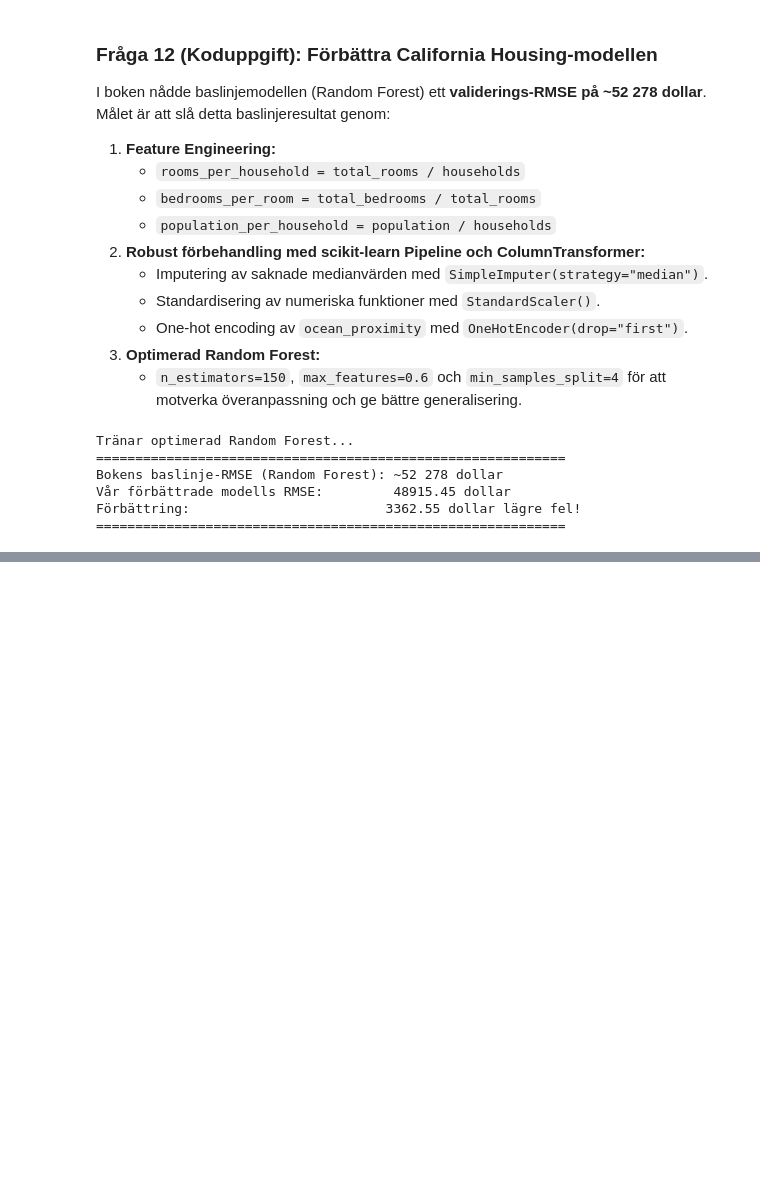
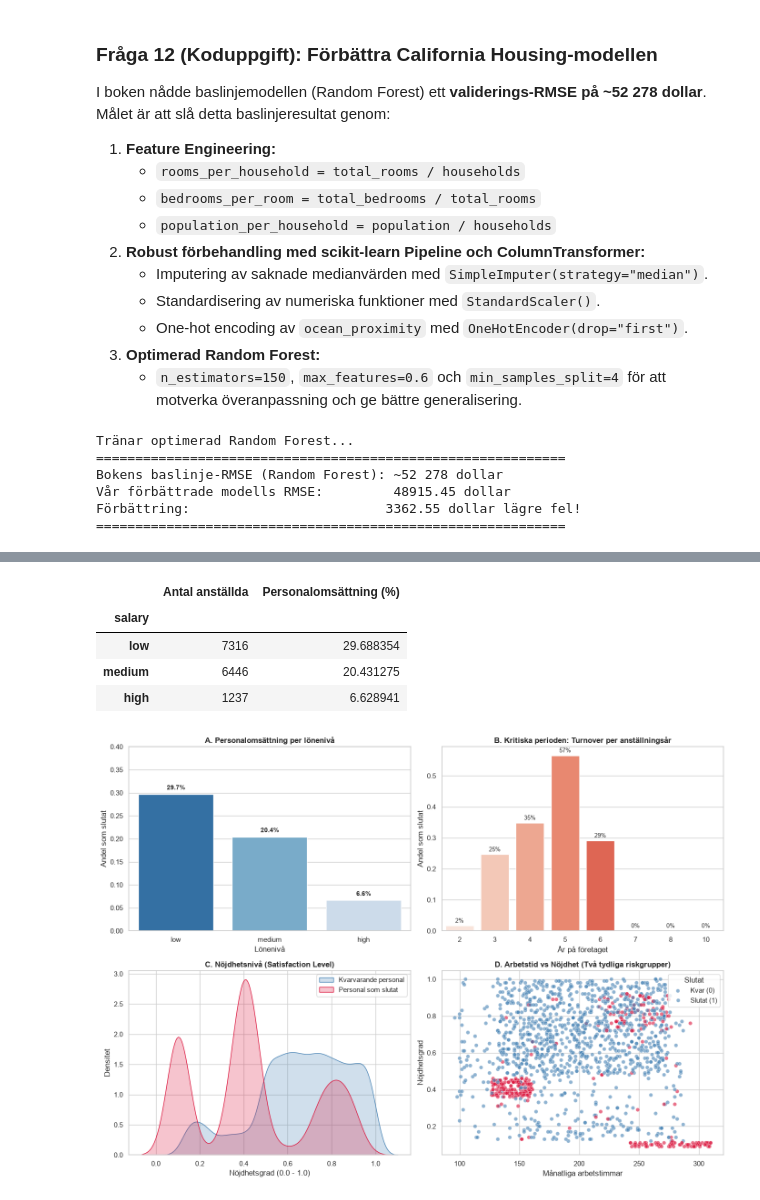
Before and after one commit to OskarUNLEASHED/-vningsuppgifter, a Jupyter notebook: Kunskapskontroll_1.ipynb, the cells around one changed output, grey strips where cells are left out. Saved outputs shown, nothing was run; the diff lists cells and outputs as text; code cells hidden in the pictures; blank space fills up the shorter version.

```diff
--- a/Kunskapskontroll_1.ipynb
+++ b/Kunskapskontroll_1.ipynb
@@ -558,0 +690,71 @@ Förbättring:                         3362.55 dollar lägre fel!
+# %%
+# Fråga 13: EDA på hr_employee_data.xlsx för ledningsgruppen
+import pandas as pd
+import numpy as np
+import matplotlib.pyplot as plt
+import seaborn as sns
+
+# 1. Läs in datasetet
+df_hr = pd.read_excel("data/hr_employee_data.xlsx")
+total_employees = len(df_hr)
+churned = df_hr["left"].sum()
+churn_rate = df_hr["left"].mean() * 100
+
+print("=" * 65)
+print("             HR-RAPPORT: NYCKELTAL PERSONALOMSÄTTNING")
+print("=" * 65)
+print(f"Totalt antal anställda i analysen: {total_employees:,}")
+print(f"Antal som lämnat företaget:        {churned:,} st")
+print(f"Personalomsättning (Turnover):     {churn_rate:.1f}%")
+print("=" * 65)
+
+# 2. Sammanställning per lönenivå och avdelning
+salary_churn = df_hr.groupby("salary")["left"].agg(["count", "mean"]).loc[["low", "medium", "high"]]
+salary_churn["mean"] = salary_churn["mean"] * 100
+salary_churn.columns = ["Antal anställda", "Personalomsättning (%)"]
+print("\n--- Personalomsättning per lönenivå ---")
+display(salary_churn)
+
+# 3. Visualiseringar för ledningsgruppen
+fig, axes = plt.subplots(2, 2, figsize=(14, 10))
+
+# Plot A: Turnover per lönenivå
+sns.barplot(data=df_hr, x="salary", y="left", order=["low", "medium", "high"],
+            palette="Blues_r", ci=None, ax=axes[0, 0])
+axes[0, 0].set_title("A. Personalomsättning per lönenivå", fontsize=12, fontweight="bold")
+axes[0, 0].set_ylabel("Andel som slutat")
+axes[0, 0].set_xlabel("Lönenivå")
+axes[0, 0].set_ylim(0, 0.4)
+for p in axes[0, 0].patches:
+    axes[0, 0].annotate(f"{p.get_height()*100:.1f}%", (p.get_x() + p.get_width()/2., p.get_height() + 0.01),
+                        ha='center', fontsize=10, fontweight='bold')
+
+# Plot B: Turnover per anställningstid (år)
+sns.barplot(data=df_hr, x="time_spend_company", y="left", palette="Reds", ci=None, ax=axes[0, 1])
+axes[0, 1].set_title("B. Kritiska perioden: Turnover per anställningsår", fontsize=12, fontweight="bold")
+axes[0, 1].set_ylabel("Andel som slutat")
+axes[0, 1].set_xlabel("År på företaget")
+for p in axes[0, 1].patches:
+    axes[0, 1].annotate(f"{p.get_height()*100:.0f}%", (p.get_x() + p.get_width()/2., p.get_height() + 0.01),
+                        ha='center', fontsize=9)
+
+# Plot C: Nöjdhetsnivå: Kvarvarande vs Slutat
+sns.kdeplot(data=df_hr[df_hr["left"] == 0]["satisfaction_level"], label="Kvarvarande personal", shade=True, color="steelblue", ax=axes[1, 0])
+sns.kdeplot(data=df_hr[df_hr["left"] == 1]["satisfaction_level"], label="Personal som slutat", shade=True, color="crimson", ax=axes[1, 0])
+axes[1, 0].set_title("C. Nöjdhetsnivå (Satisfaction Level)", fontsize=12, fontweight="bold")
+axes[1, 0].set_xlabel("Nöjdhetsgrad (0.0 - 1.0)")
+axes[1, 0].set_ylabel("Densitet")
+axes[1, 0].legend()
+
+# Plot D: Arbetade timmar/månad vs Nöjdhet (med churn-markering)
+sample_hr = df_hr.sample(1500, random_state=42)
+sns.scatterplot(data=sample_hr, x="average_montly_hours", y="satisfaction_level", hue="left",
+                palette={0: "steelblue", 1: "crimson"}, alpha=0.6, ax=axes[1, 1])
+axes[1, 1].set_title("D. Arbetstid vs Nöjdhet (Två tydliga riskgrupper)", fontsize=12, fontweight="bold")
+axes[1, 1].set_xlabel("Månatliga arbetstimmar")
+axes[1, 1].set_ylabel("Nöjdhetsgrad")
+axes[1, 1].legend(title="Slutat", labels=["Kvar (0)", "Slutat (1)"])
+
+plt.tight_layout()
+plt.show()
+# %% [output]
@@ -558,0 +770,6 @@ Förbättring:                         3362.55 dollar lägre fel!
+|  | Antal anställda | Personalomsättning (%) |
+| salary |  |  |
+| low | 7316 | 29.688354 |
+| medium | 6446 | 20.431275 |
+| high | 1237 | 6.628941 |
+[figure, added]
```
Also changed, not shown: parts of 44 cells of this notebook, 1 other file.
